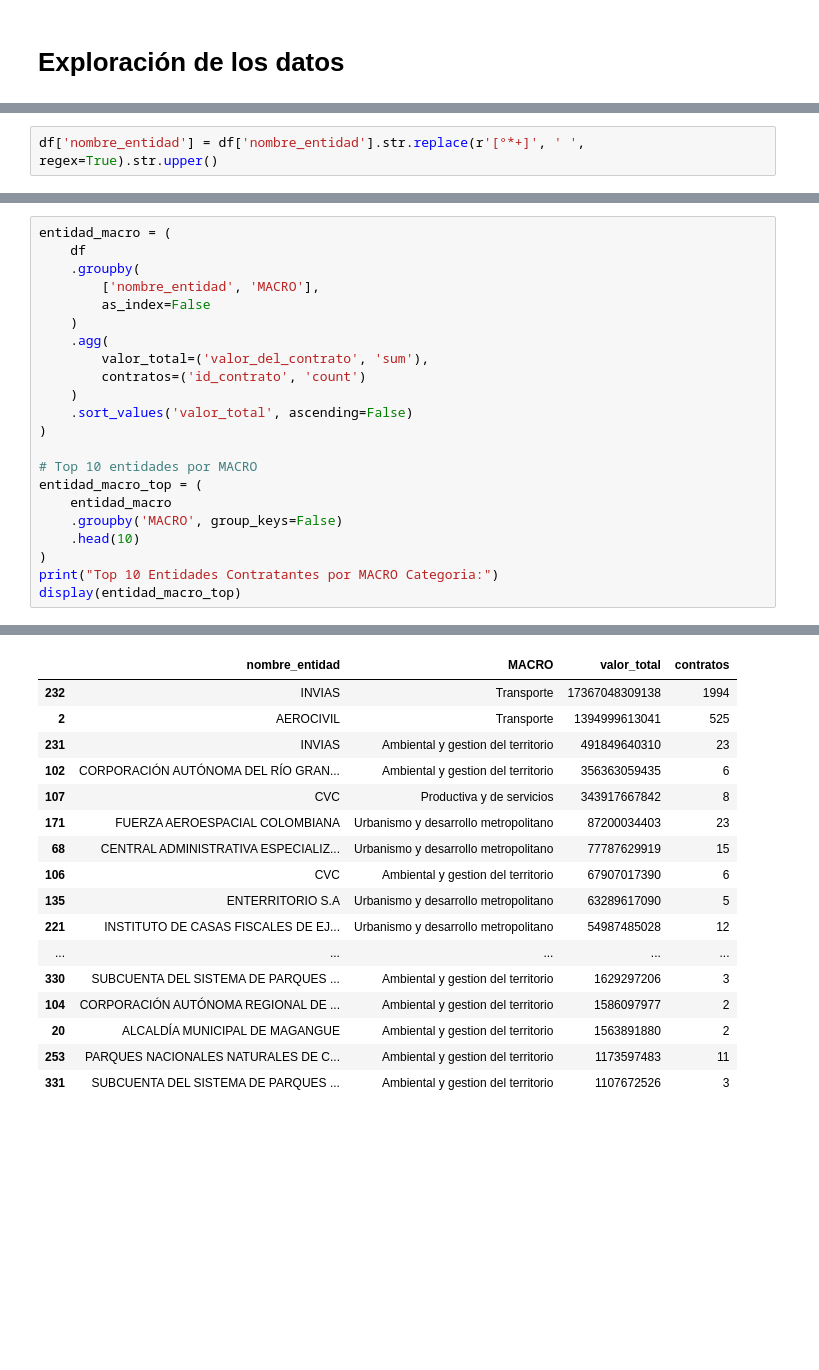
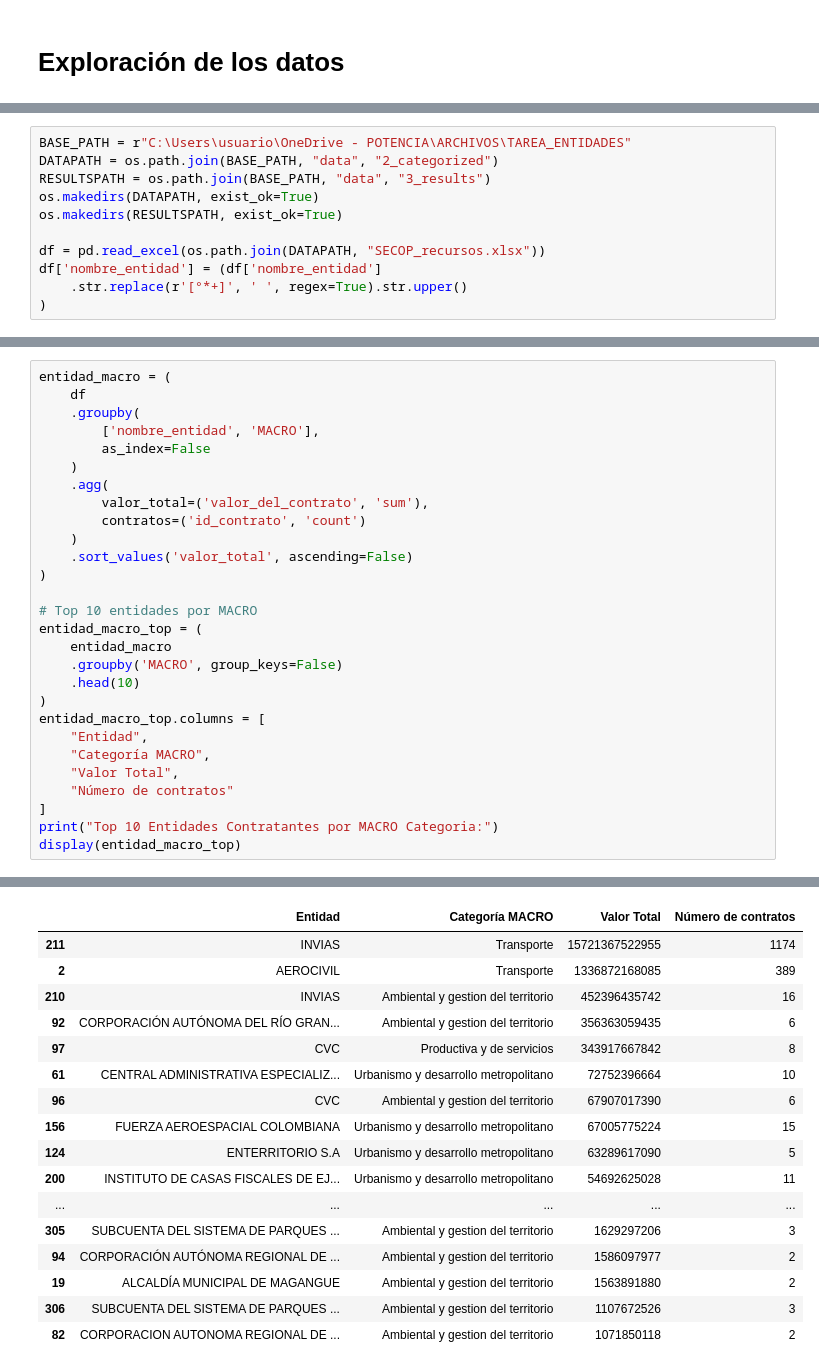
Before and after one commit to DaniellaGuerra6/TAREA_ENTIDADES, a Jupyter notebook: notebooks/3_EDA.ipynb, the cells around one changed output, grey strips where cells are left out. Drawn from its saved outputs; the diff is of its cells as text; blank space fills up the shorter version.

Commit message:
[WRITE] Contratos

```diff
--- a/notebooks/3_EDA.ipynb
+++ b/notebooks/3_EDA.ipynb
@@ -26,3 +6,14 @@ memory usage: 920.5+ KB
+# %%
+BASE_PATH = r"C:\Users\usuario\OneDrive - POTENCIA\ARCHIVOS\TAREA_ENTIDADES"
+DATAPATH = os.path.join(BASE_PATH, "data", "2_categorized")
+RESULTSPATH = os.path.join(BASE_PATH, "data", "3_results")
+os.makedirs(DATAPATH, exist_ok=True)
+os.makedirs(RESULTSPATH, exist_ok=True)
+
+df = pd.read_excel(os.path.join(DATAPATH, "SECOP_recursos.xlsx"))
+df['nombre_entidad'] = (df['nombre_entidad']
+    .str.replace(r'[°*+]', ' ', regex=True).str.upper()
+)
 # %%
 # Descripcion del dataset
 print("Descripción del dataset:")
@@ -37,5 +38,3 @@ Descripción del dataset:
-# %%
-df['nombre_entidad'] = df['nombre_entidad'].str.replace(r'[°*+]', ' ', regex=True).str.upper()
 # %%
 # TOP ENTIDADES CONTRATANTES
 top_entidades = (
@@ -72,44 +71,50 @@ Top 30 Entidades Contratantes por Valor Total de Contratos:
 # %%
 entidad_macro = (
     df
     .groupby(
         ['nombre_entidad', 'MACRO'],
         as_index=False
     )
     .agg(
         valor_total=('valor_del_contrato', 'sum'),
         contratos=('id_contrato', 'count')
     )
     .sort_values('valor_total', ascending=False)
 )
 
 # Top 10 entidades por MACRO
 entidad_macro_top = (
     entidad_macro
     .groupby('MACRO', group_keys=False)
     .head(10)
 )
+entidad_macro_top.columns = [
+    "Entidad",
+    "Categoría MACRO",
+    "Valor Total",
+    "Número de contratos"
+]
 print("Top 10 Entidades Contratantes por MACRO Categoria:")
 display(entidad_macro_top)
 # %% [output]
 Top 10 Entidades Contratantes por MACRO Categoria:
-|  | nombre_entidad | MACRO | valor_total | contratos |
-| 232 | INVIAS | Transporte | 17367048309138 | 1994 |
-| 2 | AEROCIVIL | Transporte | 1394999613041 | 525 |
-| 231 | INVIAS | Ambiental y gestion del territorio | 491849640310 | 23 |
-| 102 | CORPORACIÓN AUTÓNOMA DEL RÍO GRAN... | Ambiental y gestion del territorio | 356363059435 | 6 |
-| 107 | CVC | Productiva y de servicios | 343917667842 | 8 |
-| 171 | FUERZA AEROESPACIAL COLOMBIANA | Urbanismo y desarrollo metropolitano | 87200034403 | 23 |
-| 68 | CENTRAL ADMINISTRATIVA ESPECIALIZ... | Urbanismo y desarrollo metropolitano | 77787629919 | 15 |
-| 106 | CVC | Ambiental y gestion del territorio | 67907017390 | 6 |
-| 135 | ENTERRITORIO S.A | Urbanismo y desarrollo metropolitano | 63289617090 | 5 |
-| 221 | INSTITUTO DE CASAS FISCALES DE EJ... | Urbanismo y desarrollo metropolitano | 54987485028 | 12 |
+|  | Entidad | Categoría MACRO | Valor Total | Número de contratos |
+| 211 | INVIAS | Transporte | 15721367522955 | 1174 |
+| 2 | AEROCIVIL | Transporte | 1336872168085 | 389 |
+| 210 | INVIAS | Ambiental y gestion del territorio | 452396435742 | 16 |
+| 92 | CORPORACIÓN AUTÓNOMA DEL RÍO GRAN... | Ambiental y gestion del territorio | 356363059435 | 6 |
+| 97 | CVC | Productiva y de servicios | 343917667842 | 8 |
+| 61 | CENTRAL ADMINISTRATIVA ESPECIALIZ... | Urbanismo y desarrollo metropolitano | 72752396664 | 10 |
+| 96 | CVC | Ambiental y gestion del territorio | 67907017390 | 6 |
+| 156 | FUERZA AEROESPACIAL COLOMBIANA | Urbanismo y desarrollo metropolitano | 67005775224 | 15 |
+| 124 | ENTERRITORIO S.A | Urbanismo y desarrollo metropolitano | 63289617090 | 5 |
+| 200 | INSTITUTO DE CASAS FISCALES DE EJ... | Urbanismo y desarrollo metropolitano | 54692625028 | 11 |
 | ... | ... | ... | ... | ... |
-| 330 | SUBCUENTA DEL SISTEMA DE PARQUES ... | Ambiental y gestion del territorio | 1629297206 | 3 |
-| 104 | CORPORACIÓN AUTÓNOMA REGIONAL DE ... | Ambiental y gestion del territorio | 1586097977 | 2 |
-| 20 | ALCALDÍA MUNICIPAL DE MAGANGUE | Ambiental y gestion del territorio | 1563891880 | 2 |
-| 253 | PARQUES NACIONALES NATURALES DE C... | Ambiental y gestion del territorio | 1173597483 | 11 |
-| 331 | SUBCUENTA DEL SISTEMA DE PARQUES ... | Ambiental y gestion del territorio | 1107672526 | 3 |
+| 305 | SUBCUENTA DEL SISTEMA DE PARQUES ... | Ambiental y gestion del territorio | 1629297206 | 3 |
+| 94 | CORPORACIÓN AUTÓNOMA REGIONAL DE ... | Ambiental y gestion del territorio | 1586097977 | 2 |
+| 19 | ALCALDÍA MUNICIPAL DE MAGANGUE | Ambiental y gestion del territorio | 1563891880 | 2 |
+| 306 | SUBCUENTA DEL SISTEMA DE PARQUES ... | Ambiental y gestion del territorio | 1107672526 | 3 |
+| 82 | CORPORACION AUTONOMA REGIONAL DE ... | Ambiental y gestion del territorio | 1071850118 | 2 |
 # %%
 entidad_macro_sub = (
     df
```
Also changed, not shown: parts of 7 cells of this notebook, 8 other files.
